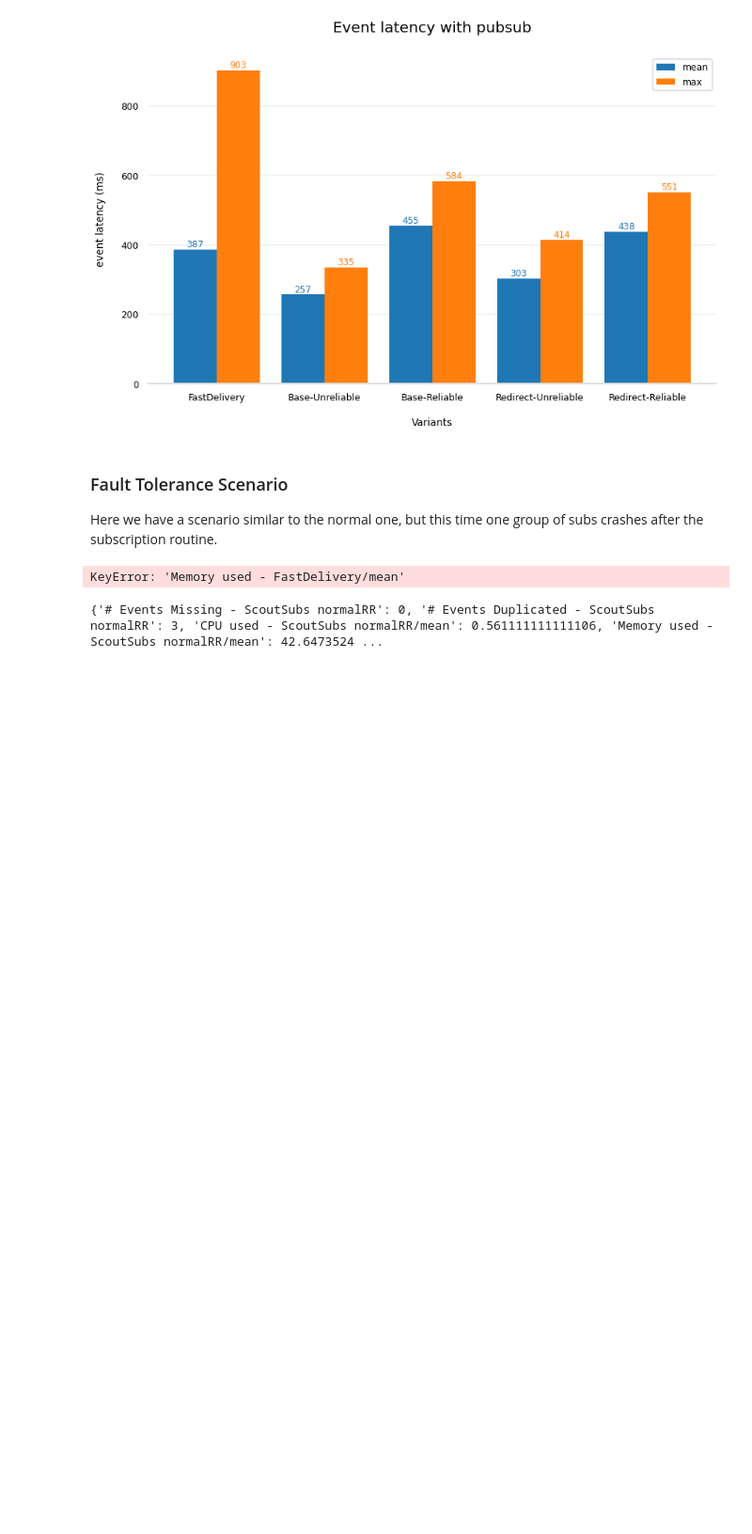
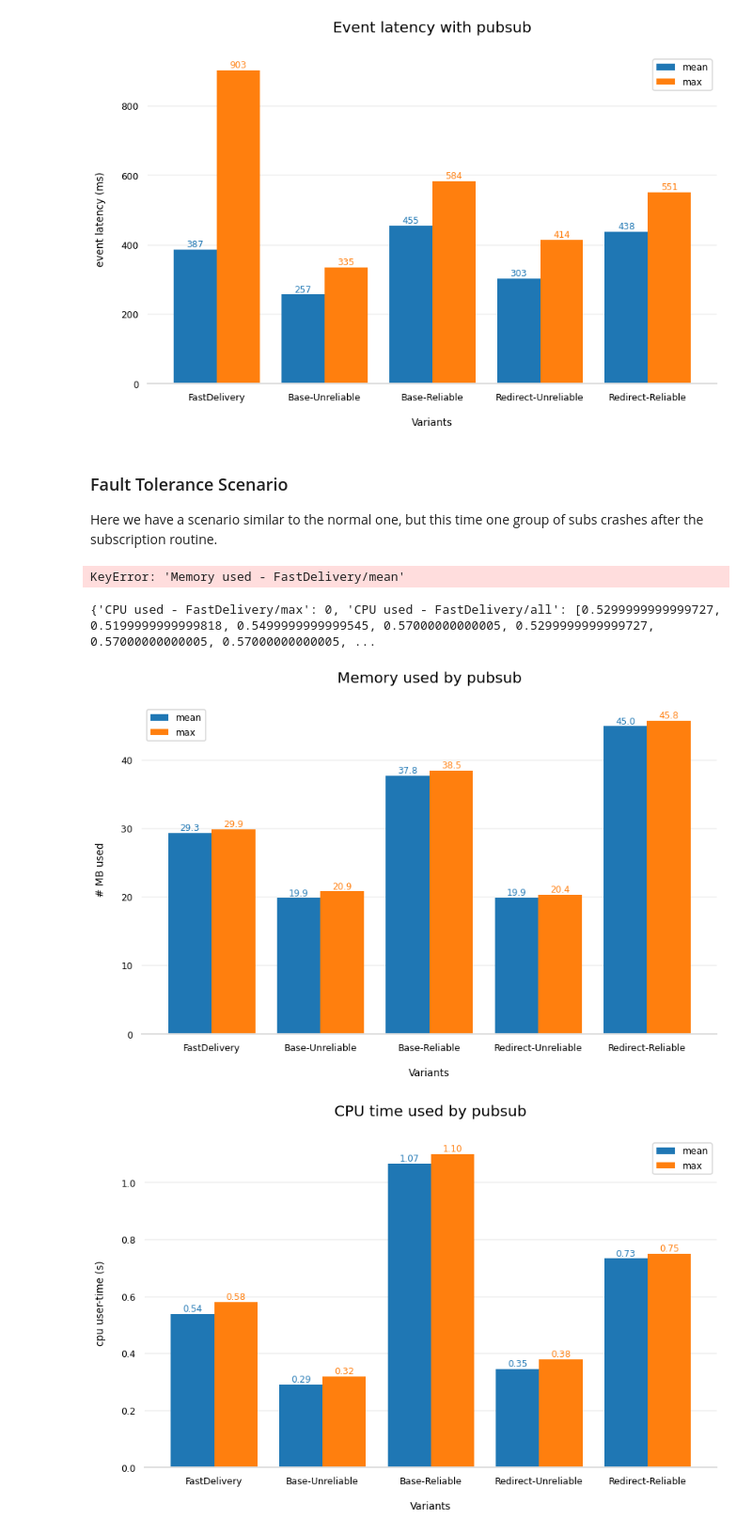
Before and after one commit to pedroaston/contentps-test, a Jupyter notebook: scripts/dashboard.ipynb, the cells around one changed output. Shown at 94% size. Drawn from its saved outputs; the diff is of its cells as text; code cells hidden in the pictures; blank space fills up the shorter version.

Commit message:
reformed metric collection and presentation

```diff
--- a/scripts/dashboard.ipynb
+++ b/scripts/dashboard.ipynb
@@ -54,7 +54,18 @@ KeyError: 'Memory used - FastDelivery/mean'
 # %%
 import process_run
 
-res = process_run.metric_summary("ScoutSubs normalRR")
+res = process_run.metric_summary("FastDelivery")
 print(res)
 # %% [output]
-{'# Events Missing - ScoutSubs normalRR': 0, '# Events Duplicated - ScoutSubs normalRR': 3, 'CPU used - ScoutSubs normalRR/mean': 0.561111111111106, 'Memory used - ScoutSubs normalRR/mean': 42.6473524 ...
+{'CPU used - FastDelivery/max': 0, 'CPU used - FastDelivery/all': [0.5299999999999727, 0.5199999999999818, 0.5499999999999545, 0.57000000000005, 0.5299999999999727, 0.57000000000005, 0.57000000000005, ...
+# %%
+import process_run
+
+process_run.plot_memory_metric("normal")
+process_run.plot_cpu_metric("normal")
+process_run.plot_latency_metric("normal")
+process_run.boxplot_latency("normal")
+process_run.plot_correctness_metrics("normal")
+# %% [output]
+[figure, added]
+[figure, added]
```
Also changed, not shown: parts of 1 cell of this notebook, 9 other files.
